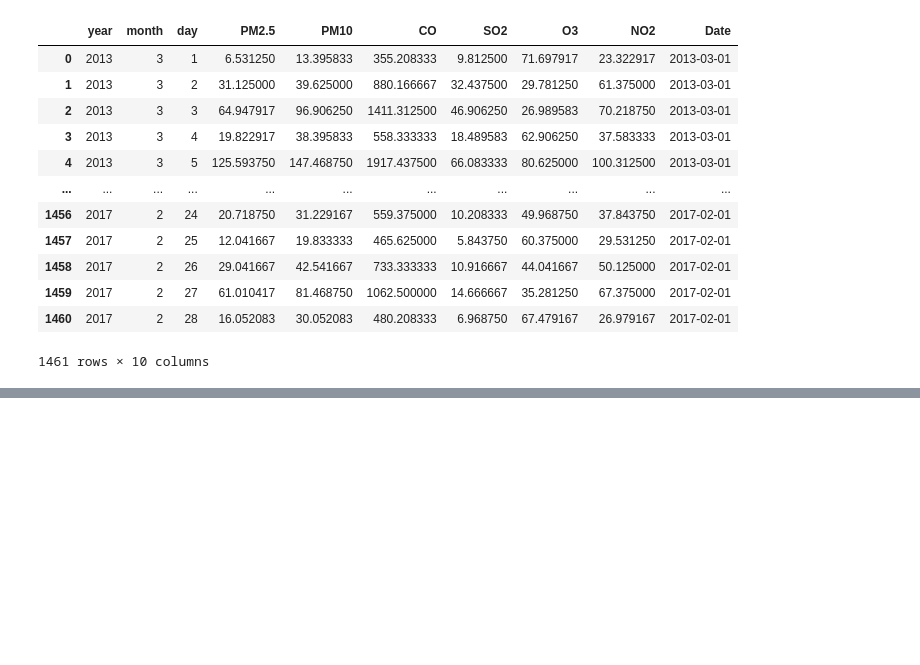
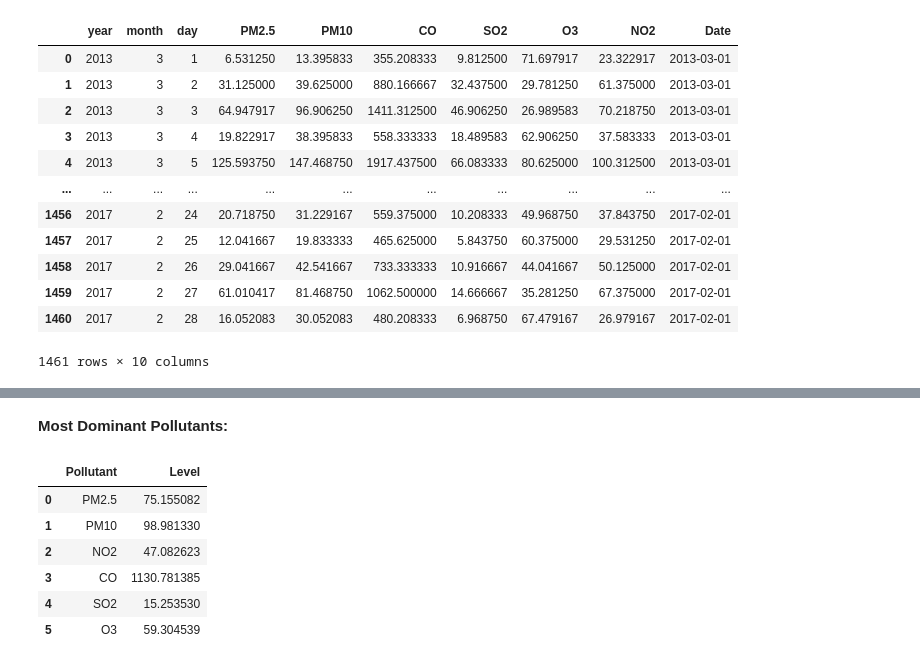
Before and after one commit to Myinnocent/CMP7005-ASSESS, a Jupyter notebook: Untitled7.ipynb, the cells around one changed output, grey strips where cells are left out. Cells and saved outputs as stored; diff of their text form; code cells hidden in the pictures; blank space fills up the shorter version.

```diff
--- a/Untitled7.ipynb
+++ b/Untitled7.ipynb
@@ -462,0 +544,16 @@ monthly_avg
+# %% [markdown]
+**Most Dominant Pollutants:**
+# %%
+pollutants = ['PM2.5', 'PM10', 'NO2','CO', 'SO2', 'O3']
+pol=df[pollutants].mean()
+pollutants_df=pol.to_frame().reset_index()
+pollutants_df.columns=['Pollutant','Level']
+pollutants_df
+# %% [output]
+|  | Pollutant | Level |
+| 0 | PM2.5 | 75.155082 |
+| 1 | PM10 | 98.981330 |
+| 2 | NO2 | 47.082623 |
+| 3 | CO | 1130.781385 |
+| 4 | SO2 | 15.253530 |
+| 5 | O3 | 59.304539 |
```
Also changed, not shown: parts of 2 cells of this notebook.
